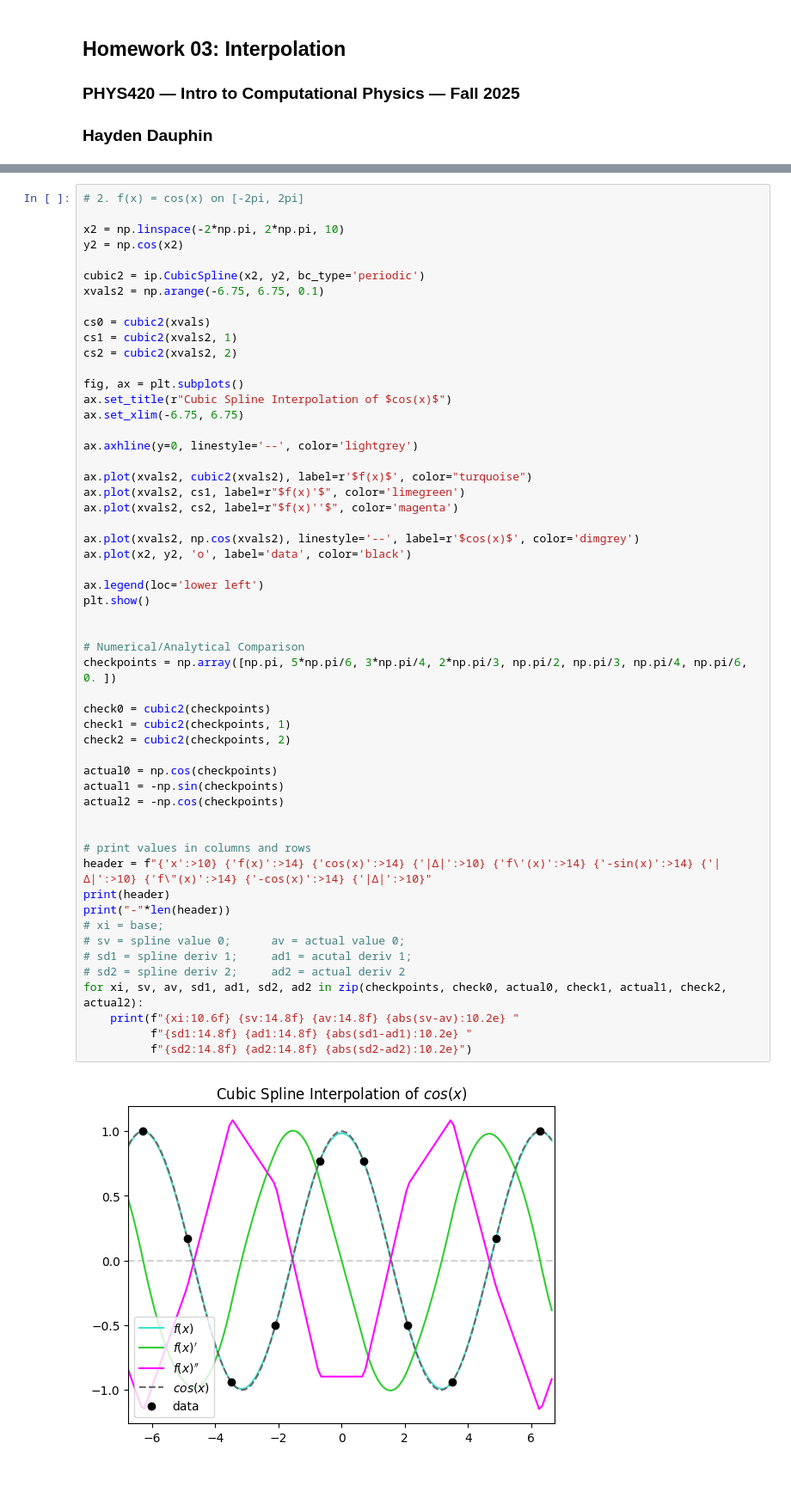
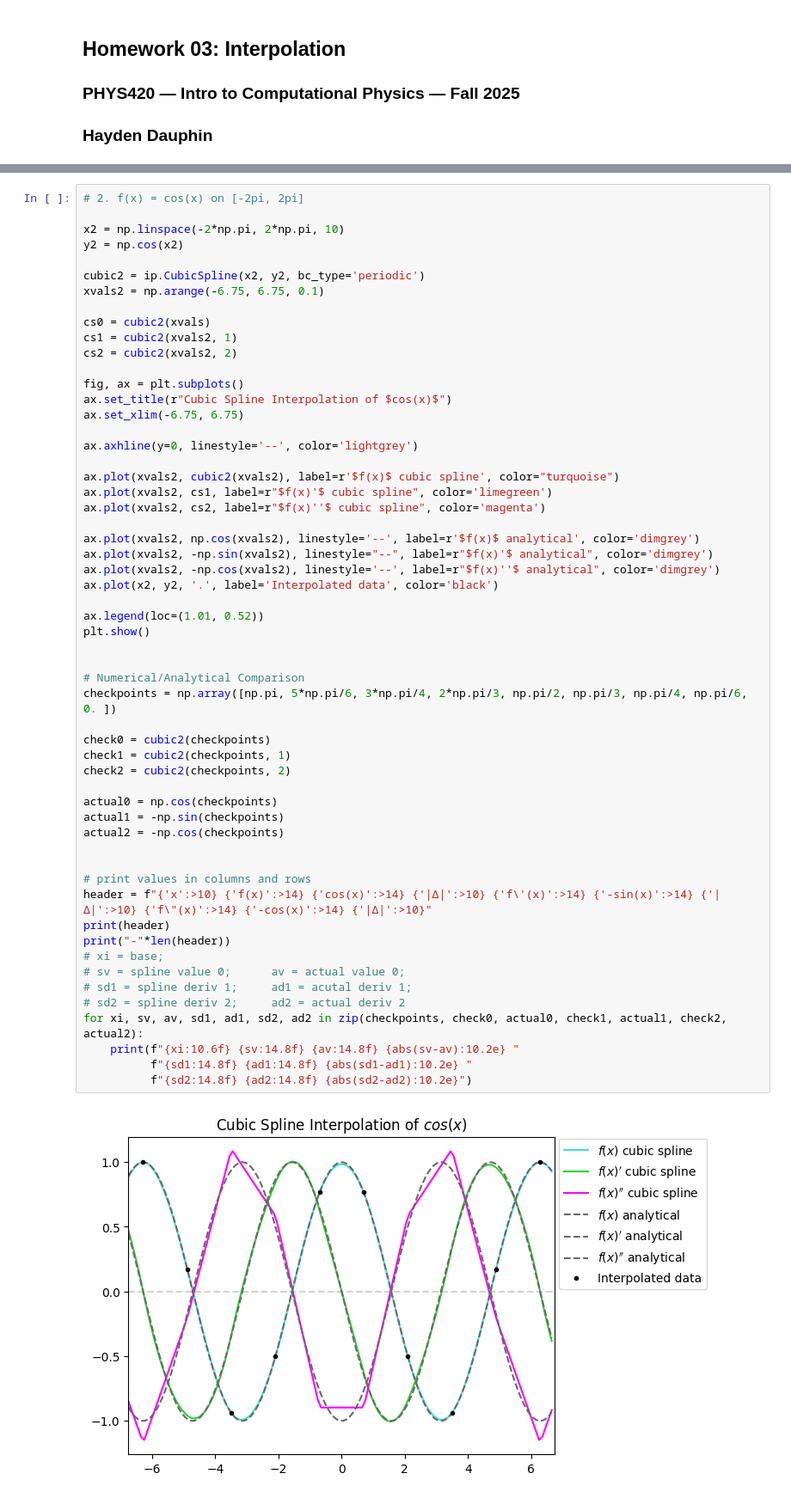
Before and after one commit to hdauphin/PHYS420Fall25, a Jupyter notebook: HW03.ipynb, the cells around one changed output, grey strips where cells are left out. Shown at 86% size. Drawn from its saved outputs; the diff is of its cells as text.

Commit message:
added function lines to cubic spline plot, edited legend placement and text

```diff
--- a/HW03.ipynb
+++ b/HW03.ipynb
@@ -70,43 +70,45 @@ ax.set_xlim(-6.75, 6.75)
 
 ax.axhline(y=0, linestyle='--', color='lightgrey')
 
-ax.plot(xvals2, cubic2(xvals2), label=r'$f(x)$', color="turquoise")
-ax.plot(xvals2, cs1, label=r"$f(x)'$", color='limegreen')
-ax.plot(xvals2, cs2, label=r"$f(x)''$", color='magenta')
+ax.plot(xvals2, cubic2(xvals2), label=r'$f(x)$ cubic spline', color="turquoise")
+ax.plot(xvals2, cs1, label=r"$f(x)'$ cubic spline", color='limegreen')
+ax.plot(xvals2, cs2, label=r"$f(x)''$ cubic spline", color='magenta')
 
-ax.plot(xvals2, np.cos(xvals2), linestyle='--', label=r'$cos(x)$', color='dimgrey')
-ax.plot(x2, y2, 'o', label='data', color='black')
+ax.plot(xvals2, np.cos(xvals2), linestyle='--', label=r'$f(x)$ analytical', color='dimgrey')
+ax.plot(xvals2, -np.sin(xvals2), linestyle="--", label=r"$f(x)'$ analytical", color='dimgrey')
+ax.plot(xvals2, -np.cos(xvals2), linestyle='--', label=r"$f(x)''$ analytical", color='dimgrey')
+ax.plot(x2, y2, '.', label='Interpolated data', color='black')
 
-ax.legend(loc='lower left')
+ax.legend(loc=(1.01, 0.52))
 plt.show()
 
 
 # Numerical/Analytical Comparison
 checkpoints = np.array([np.pi, 5*np.pi/6, 3*np.pi/4, 2*np.pi/3, np.pi/2, np.pi/3, np.pi/4, np.pi/6, 0. ])
 
 check0 = cubic2(checkpoints)
 check1 = cubic2(checkpoints, 1)
 check2 = cubic2(checkpoints, 2)
 
 actual0 = np.cos(checkpoints)
 actual1 = -np.sin(checkpoints)
 actual2 = -np.cos(checkpoints)
 
 
 # print values in columns and rows
 header = f"{'x':>10} {'f(x)':>14} {'cos(x)':>14} {'|Δ|':>10} {'f\'(x)':>14} {'-sin(x)':>14} {'|Δ|':>10} {'f\"(x)':>14} {'-cos(x)':>14} {'|Δ|':>10}"
 print(header)
 print("-"*len(header))
 # xi = base;
 # sv = spline value 0;      av = actual value 0;
 # sd1 = spline deriv 1;     ad1 = acutal deriv 1;
 # sd2 = spline deriv 2;     ad2 = actual deriv 2
 for xi, sv, av, sd1, ad1, sd2, ad2 in zip(checkpoints, check0, actual0, check1, actual1, check2, actual2):
     print(f"{xi:10.6f} {sv:14.8f} {av:14.8f} {abs(sv-av):10.2e} "
           f"{sd1:14.8f} {ad1:14.8f} {abs(sd1-ad1):10.2e} "
           f"{sd2:14.8f} {ad2:14.8f} {abs(sd2-ad2):10.2e}")
 # %% [output]
-[figure, old version]
+[figure, new version]
          x           f(x)         cos(x)        |Δ|          f'(x)        -sin(x)        |Δ|          f"(x)        -cos(x)        |Δ|
 -------------------------------------------------------------------------------------------------------------------------------------
   3.141593    -0.99154019    -1.00000000   8.46e-03    -0.02839434    -0.00000000   2.84e-02     0.97084462     1.00000000   2.92e-02
```
